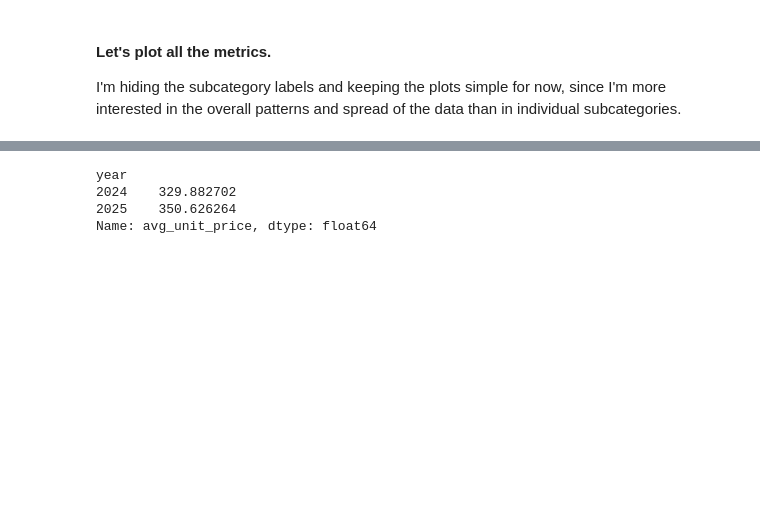
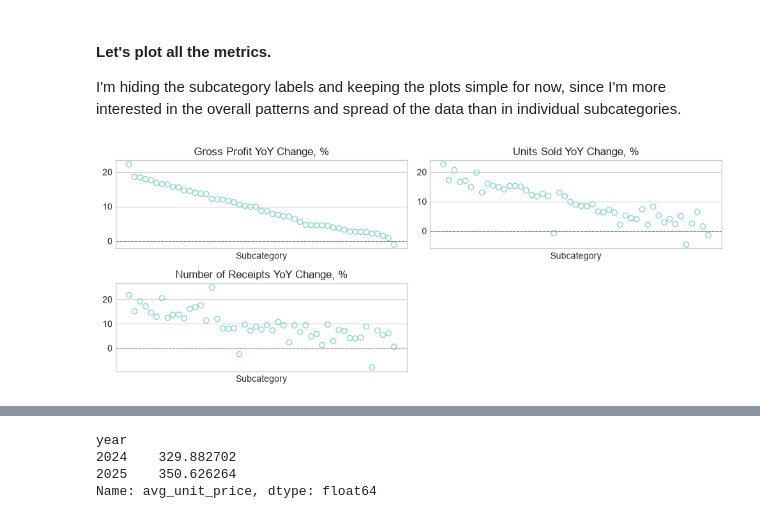
Before and after one commit to TAbramovskaya/dear-neighbour, a Jupyter notebook: python/sales_drivers.ipynb, the cells around one changed output, grey strips where cells are left out. Cells and saved outputs as stored; diff of their text form; code cells hidden in the pictures; blank space fills up the shorter version.

```diff
--- a/python/sales_drivers.ipynb
+++ b/python/sales_drivers.ipynb
@@ -132,0 +135,32 @@ I'm hiding the subcategory labels and keeping the plots simple for now, since I'
+# %%
+def scatter_matrix_show(metrics):
+    rows = len(metrics) // 2 + 1
+
+    fig, axes = plt.subplots(rows, 2, figsize=(10, 2 * rows))
+
+    for ax, (column, title, ylabel) in zip(axes.flat, metrics):
+        ax.scatter(
+            subcategories_yoy.index,
+            subcategories_yoy[column],
+            facecolors='none',
+            edgecolors=plt_colors[0],
+        )
+        ax.axhline(0, color='gray', linewidth=0.8, linestyle='--')
+        ax.set_title(title)
+        ax.set_xlabel('Subcategory')
+        ax.set_xticks([])
+
+    for ax in axes.flat[len(metrics):]:
+        ax.set_visible(False)
+
+    plt.tight_layout()
+    plt.show()
+# %%
+metrics = [
+    ('gross_profit_change', 'Gross Profit YoY Change, %', 'Change, %'),
+    ('units_sold_change', 'Units Sold YoY Change, %', 'Change, %'),
+    ('receipts_change', 'Number of Receipts YoY Change, %', 'Change, %'),
+]
+scatter_matrix_show(metrics)
+# %% [output]
+[figure, added]
```
Also changed, not shown: parts of 6 cells of this notebook.
